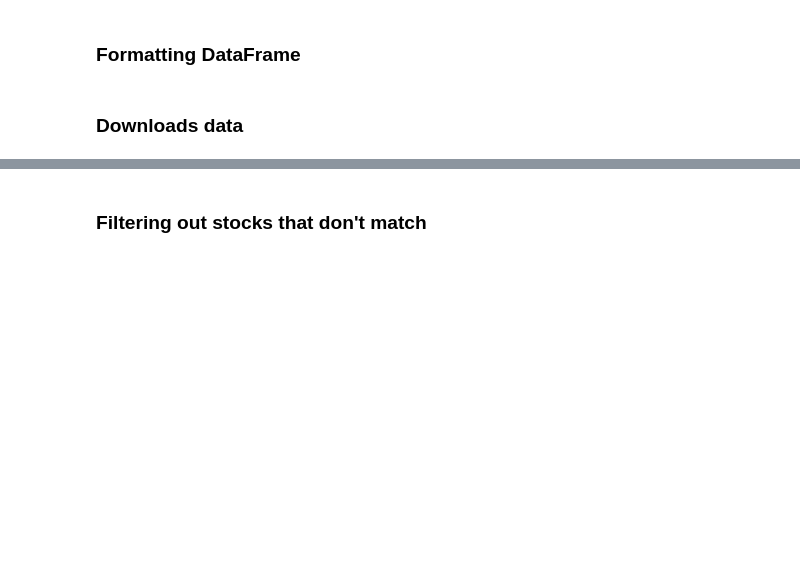
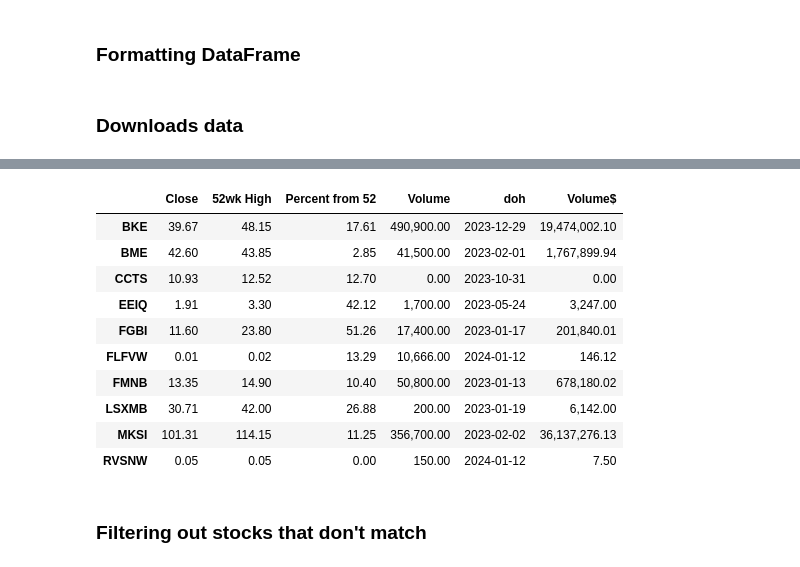
Before and after one commit to Idanq1/Stocks-Strategies, a Jupyter notebook: 52 week/Screener8 52 high.ipynb, the cells around one changed output, grey strips where cells are left out. Drawn from its saved outputs; the diff is of its cells as text; code cells hidden in the pictures; blank space fills up the shorter version.

```diff
--- a/52 week/Screener8 52 high.ipynb
+++ b/52 week/Screener8 52 high.ipynb
@@ -55,7 +53,19 @@ print(time.time() - s)
 # %%
 df = get_info(data_cop)
 cop = df.copy()
-# df
+df
+# %% [output]
+|  | Close | 52wk High | Percent from 52 | Volume | doh | Volume$ |
+| BKE | 39.67 | 48.15 | 17.61 | 490,900.00 | 2023-12-29 | 19,474,002.10 |
+| BME | 42.60 | 43.85 | 2.85 | 41,500.00 | 2023-02-01 | 1,767,899.94 |
+| CCTS | 10.93 | 12.52 | 12.70 | 0.00 | 2023-10-31 | 0.00 |
+| EEIQ | 1.91 | 3.30 | 42.12 | 1,700.00 | 2023-05-24 | 3,247.00 |
+| FGBI | 11.60 | 23.80 | 51.26 | 17,400.00 | 2023-01-17 | 201,840.01 |
+| FLFVW | 0.01 | 0.02 | 13.29 | 10,666.00 | 2024-01-12 | 146.12 |
+| FMNB | 13.35 | 14.90 | 10.40 | 50,800.00 | 2023-01-13 | 678,180.02 |
+| LSXMB | 30.71 | 42.00 | 26.88 | 200.00 | 2023-01-19 | 6,142.00 |
+| MKSI | 101.31 | 114.15 | 11.25 | 356,700.00 | 2023-02-02 | 36,137,276.13 |
+| RVSNW | 0.05 | 0.05 | 0.00 | 150.00 | 2024-01-12 | 7.50 |
 # %% [markdown]
 ### Filtering out stocks that don't match
 # %%
```
Also changed, not shown: parts of 2 cells of this notebook.
